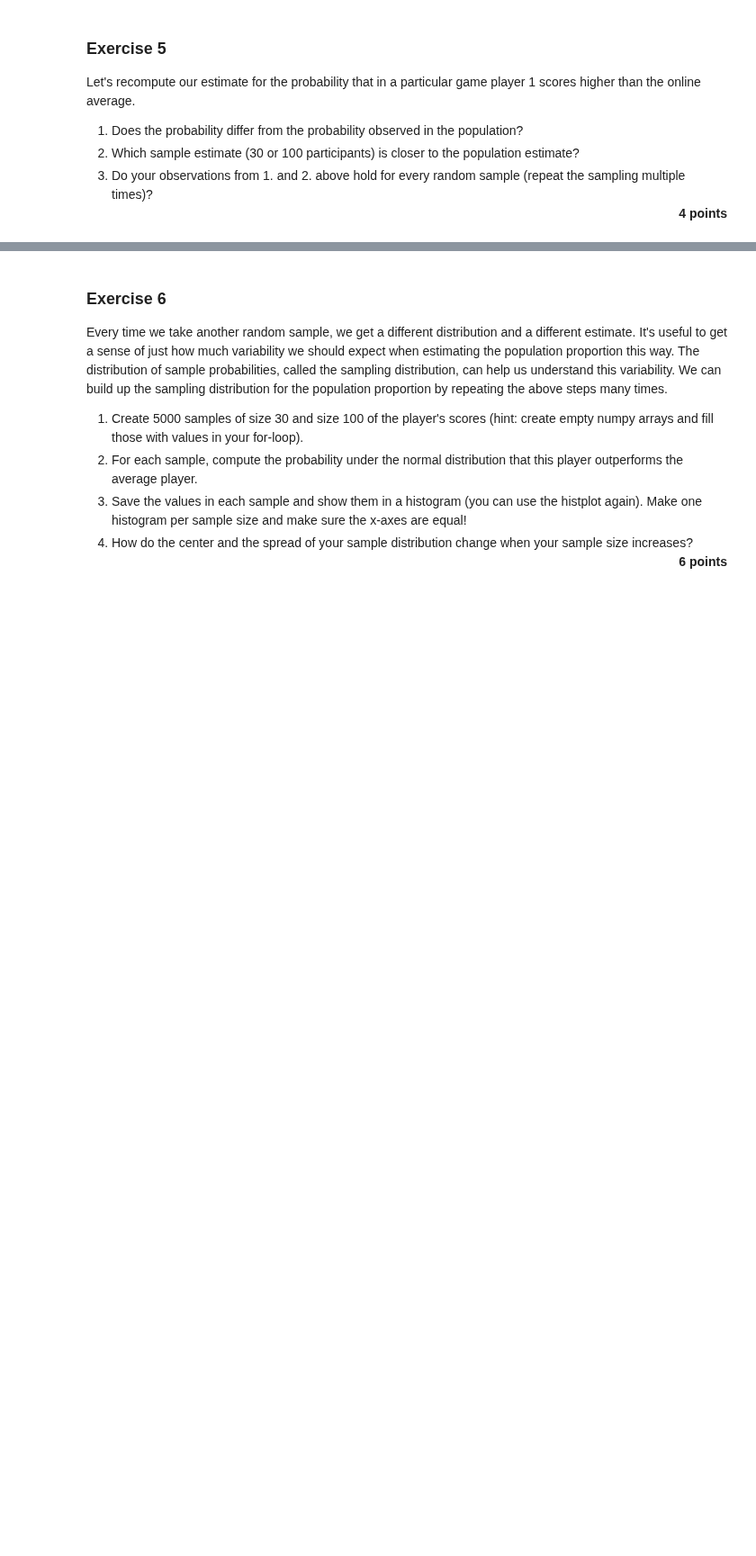
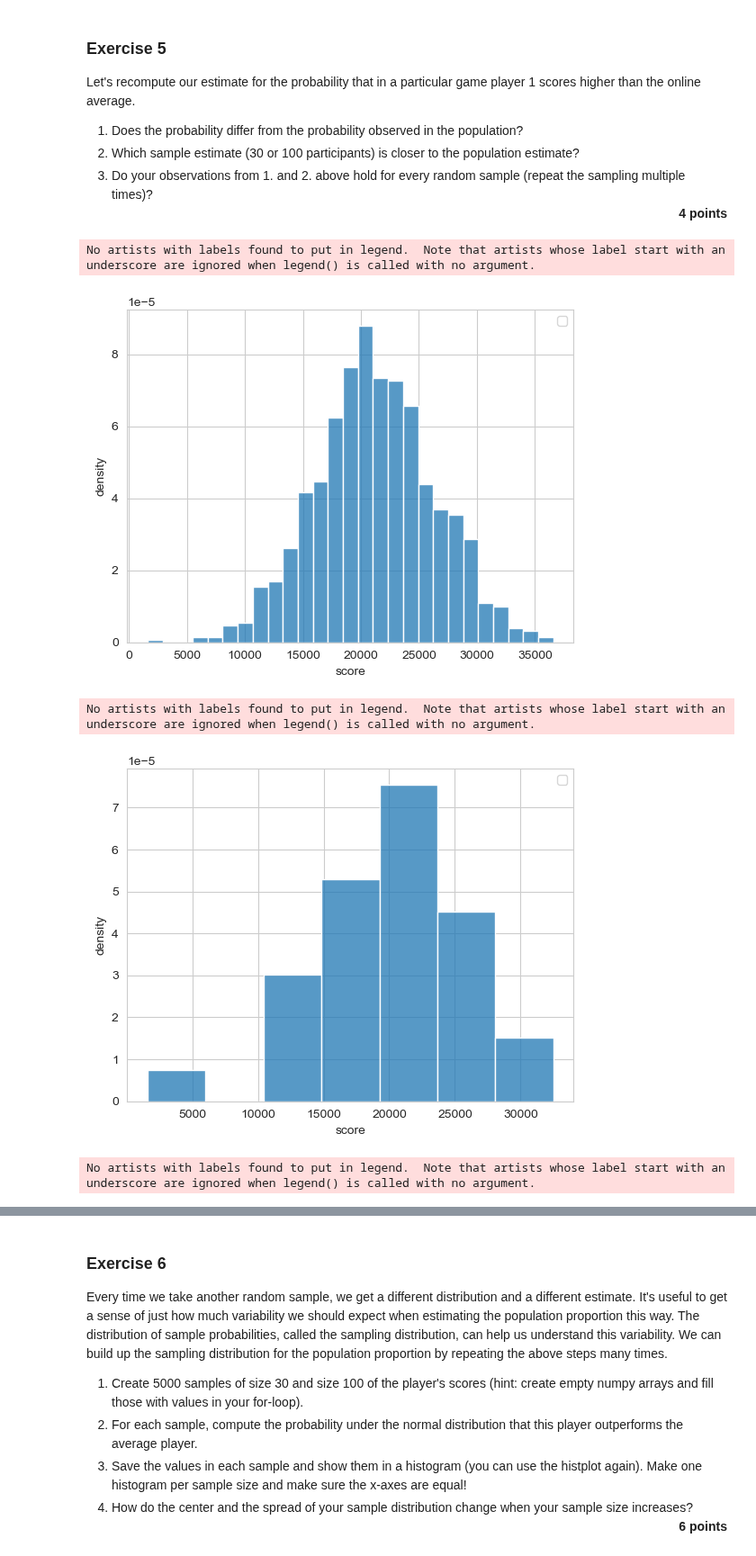
Before and after one commit to felixleopold/Frequentist-Statistics, a Jupyter notebook: FS_Assignment2/Assignment2.ipynb, the cells around one changed output, grey strips where cells are left out. Shown at 90% size. Cells and saved outputs as stored; diff of their text form; code cells hidden in the pictures; blank space fills up the shorter version.

```diff
--- a/FS_Assignment2/Assignment2.ipynb
+++ b/FS_Assignment2/Assignment2.ipynb
@@ -107,0 +163,35 @@ Let's recompute our estimate for the probability that in a particular game playe
+# %%
+# your code/answer here
+
+#Origin
+sns.histplot(breakout_score["score_1"],stat="density")
+plt.xlabel("score")
+plt.ylabel("density")
+plt.legend()
+plt.show()
+
+#30 sample
+sample_30 = breakout_score['score_1'].sample(30,random_state=1)
+sns.histplot(sample_30,stat="density")
+plt.xlabel("score")
+plt.ylabel("density")
+plt.legend()
+plt.show()
+#100 sample
+sample_100 = breakout_score['score_1'].sample(100,random_state=1)
+sns.histplot(sample_100,stat="density")
+plt.xlabel("score")
+plt.ylabel("density")
+plt.legend()
+plt.show()
+
+#Answer
+#Samples with 30 scores have a rather uneven distribution due to the small sample size, resulting in random variation.
+#However, a sample of 100 scores shows a smoother distribution that more closely resembles the shape of the population.
+#As the sample size increases, the sample distribution is found to be more stable.
+# %% [output]
+No artists with labels found to put in legend.  Note that artists whose label start with an underscore are ignored when legend() is called with no argument.
+[figure, added]
+No artists with labels found to put in legend.  Note that artists whose label start with an underscore are ignored when legend() is called with no argument.
+[figure, added]
+No artists with labels found to put in legend.  Note that artists whose label start with an underscore are ignored when legend() is called with no argument.
```
Also changed, not shown: parts of 9 cells of this notebook.
